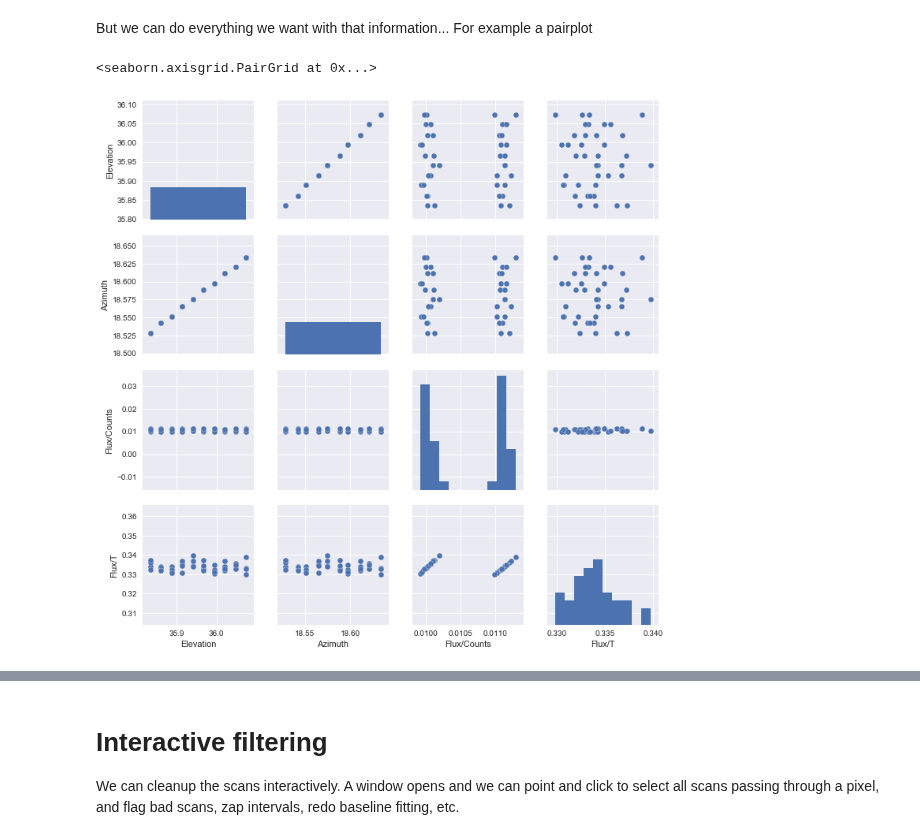
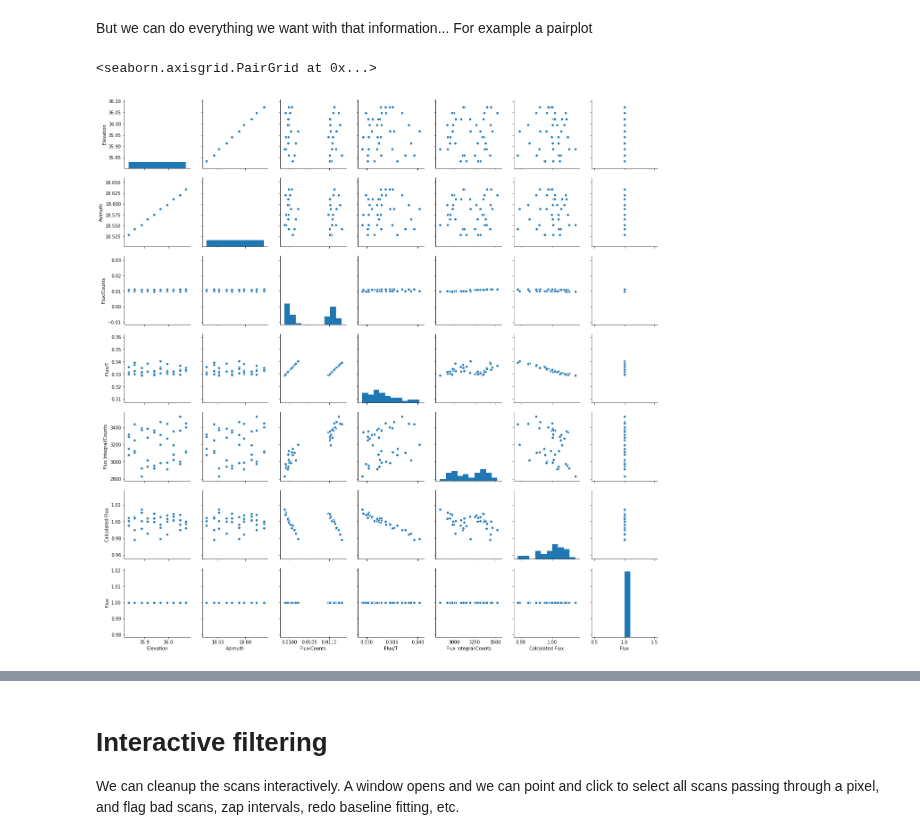
Before and after one commit to discos/srt-single-dish-tools, a Jupyter notebook: notebooks/Introduction to the SRT Single Dish Tools.ipynb, the cells around one changed output, grey strips where cells are left out. Cells and saved outputs as stored; diff of their text form; code cells hidden in the pictures.

```diff
--- a/notebooks/Introduction to the SRT Single Dish Tools.ipynb
+++ b/notebooks/Introduction to the SRT Single Dish Tools.ipynb
@@ -245,7 +249,7 @@ g = lmplot(x="Elevation", y="Flux/T",
 # %% [markdown]
 But we can do everything we want with that information... For example a pairplot
 # %%
-pairplot(table, vars=['Elevation', 'Azimuth', 'Flux/Counts', 'Flux/T'])
+pairplot(table, vars=['Elevation', 'Azimuth', 'Flux/Counts', 'Flux/T', 'Flux Integral/Counts', 'Calculated Flux', 'Flux'])
 # %% [output]
 <seaborn.axisgrid.PairGrid at 0x...>
-[figure, old version]
+[figure, new version]
```
Also changed, not shown: parts of 19 cells of this notebook.
